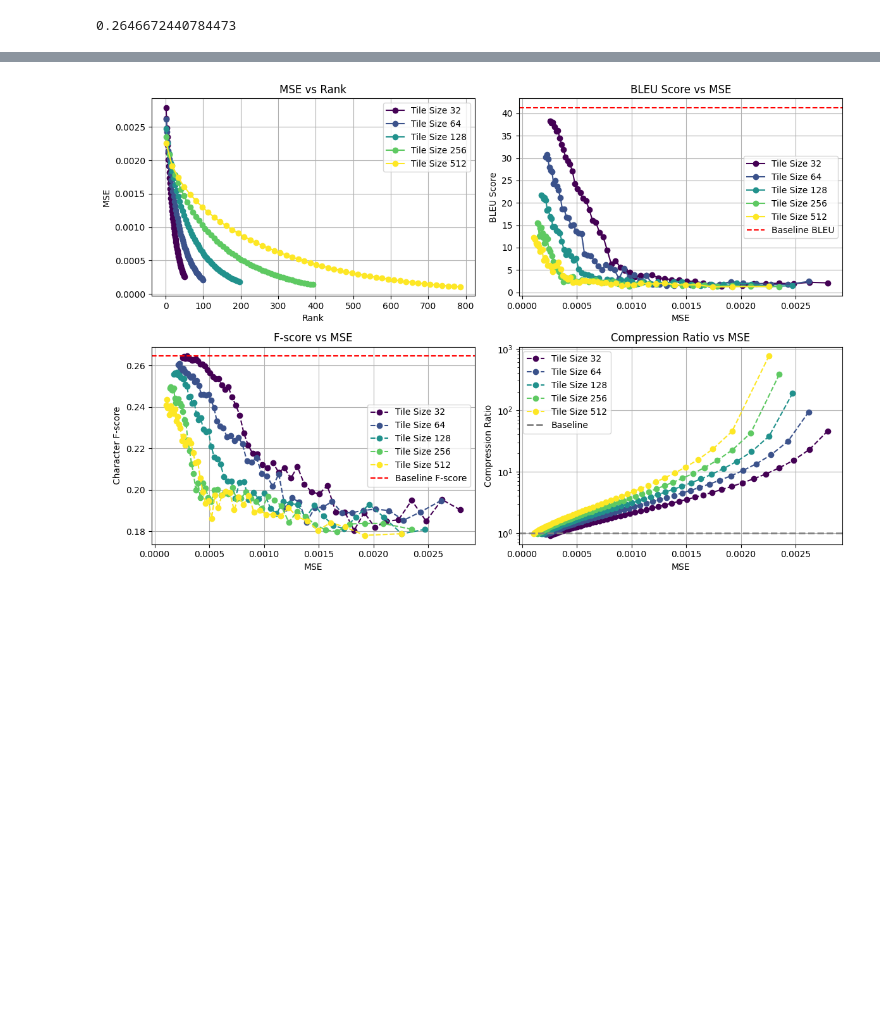
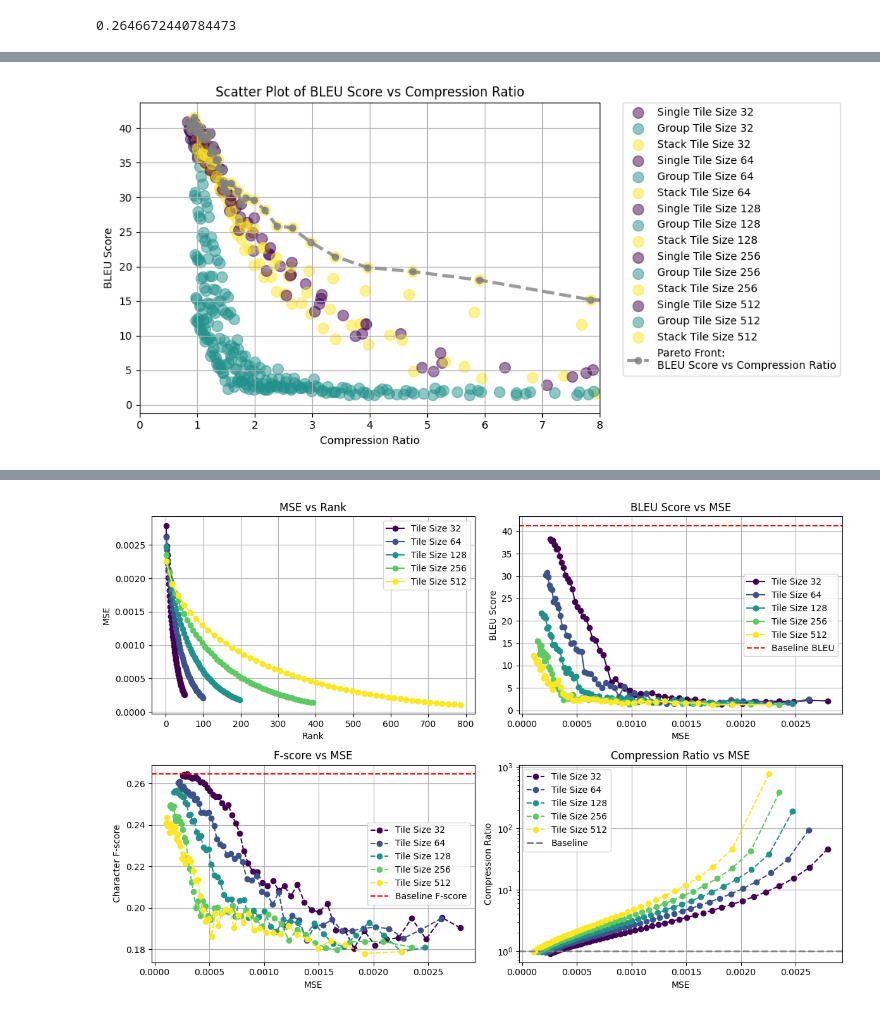
Before and after one commit to justinhuang666666/Approximate-Matrix-Vector-Multiplication, a Jupyter notebook: simulation_result/simulation_tiling.ipynb, the cells around one changed output, grey strips where cells are left out. Cells and saved outputs as stored; diff of their text form; code cells hidden in the pictures; blank space fills up the shorter version.

```diff
--- a/simulation_result/simulation_tiling.ipynb
+++ b/simulation_result/simulation_tiling.ipynb
@@ -24,0 +27,91 @@ baseline_fscore
+# %%
+import pandas as pd
+import matplotlib.pyplot as plt
+import matplotlib.cm as cm
+
+# Load data
+data0 = pd.read_csv('single.csv')
+data1 = pd.read_csv('group.csv')
+data2 = pd.read_csv('stack1.csv')
+
+# Add a new column with the file name
+data0['Method'] = 'single'
+data1['Method'] = 'group'
+data2['Method'] = 'stack'
+
+# Concatenate data
+combined_data = pd.concat([data0, data1, data2], ignore_index=True)
+
+# Combine data into a list
+datas = [data0, data1, data2]
+
+# Get a colormap with distinct colors for each dataset
+colors = cm.get_cmap('viridis', len(datas))
+
+# Extract unique tile sizes
+tile_sizes = data0['Tile Size'].unique()
+
+
+# Plotting
+plt.figure(figsize=(10, 5))
+for i, tile in enumerate(tile_sizes):
+    for j, data in enumerate(datas):
+        # Filter data based on the tile size
+        filtered_data = data[data['Tile Size'] == tile]
+        if j == 0:
+            method ='Single'
+        elif j == 1:
+            method = 'Group'
+        else:
+            method = 'Stack'
+        # Plot scatter plot
+        plt.scatter(
+            filtered_data['Compression Ratio'],
+            filtered_data['BLEU Score'],
+            s=100,  # Set marker size
+            marker='o',  # Use markers cyclically if more tiles than markers
+            color=colors(j),  # Use colors for each dataset
+            alpha=0.5,
+            label=f'{method} Tile Size {tile}'
+        )
+
+
+# Load data
+combined_data = pd.concat([data0, data1, data2], ignore_index=True)
+
+x = combined_data['Compression Ratio']
+y = combined_data['BLEU Score']
+
+# Sort data by BLEU descending, then by Compression Ratio ascending
+pareto_data = combined_data.iloc[((y / x).argsort()).values[::-1]]
+
+# Determine Pareto front: higher BLEU and higher Compression Ratio
+pareto_points = [pareto_data.iloc[0]]
+
+
+for _, row in pareto_data.iterrows():
+    if row['BLEU Score'] > pareto_points[-1]['BLEU Score'] or \
+        row['Compression Ratio'] > pareto_points[-1]['Compression Ratio']:
+        pareto_points.append(row)
+
+# Convert the list of rows back into a DataFrame
+pareto_df = pd.DataFrame(pareto_points)
+
+# Extract the coordinates of Pareto points
+p_x = [p['Compression Ratio'] for p in pareto_points]
+p_y = [p['BLEU Score'] for p in pareto_points]
+
+# Plot Pareto front
+plt.plot(p_x, p_y, marker='o', color = 'gray', linestyle= '--', linewidth = 3, alpha = 0.8, label=f'Pareto Front:\nBLEU Score vs Compression Ratio')
+
+# Adding labels and title
+plt.xlabel('Compression Ratio')
+plt.ylabel('BLEU Score')
+plt.xlim([0,8])
+plt.title('Scatter Plot of BLEU Score vs Compression Ratio')
+plt.legend(bbox_to_anchor=(1.05, 1), loc='upper left', borderaxespad=0.)
+plt.grid(True)
+plt.tight_layout()
+plt.show()
+# %% [output]
+[figure, added]
```
Also changed, not shown: parts of 14 cells of this notebook, 6 other files.
